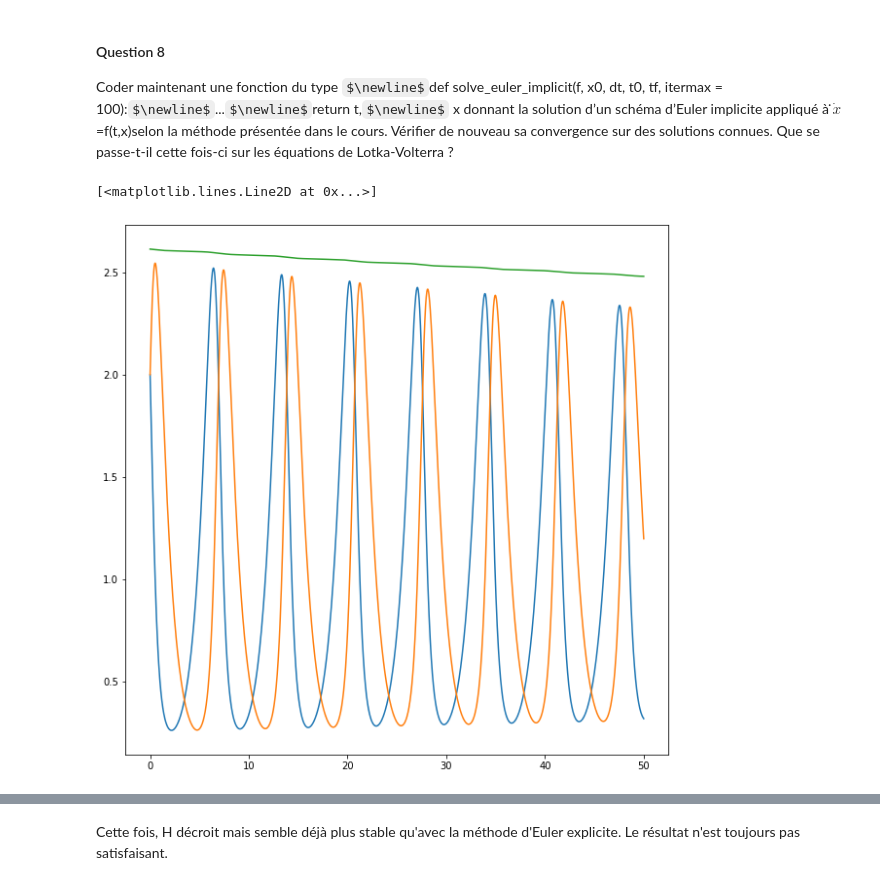
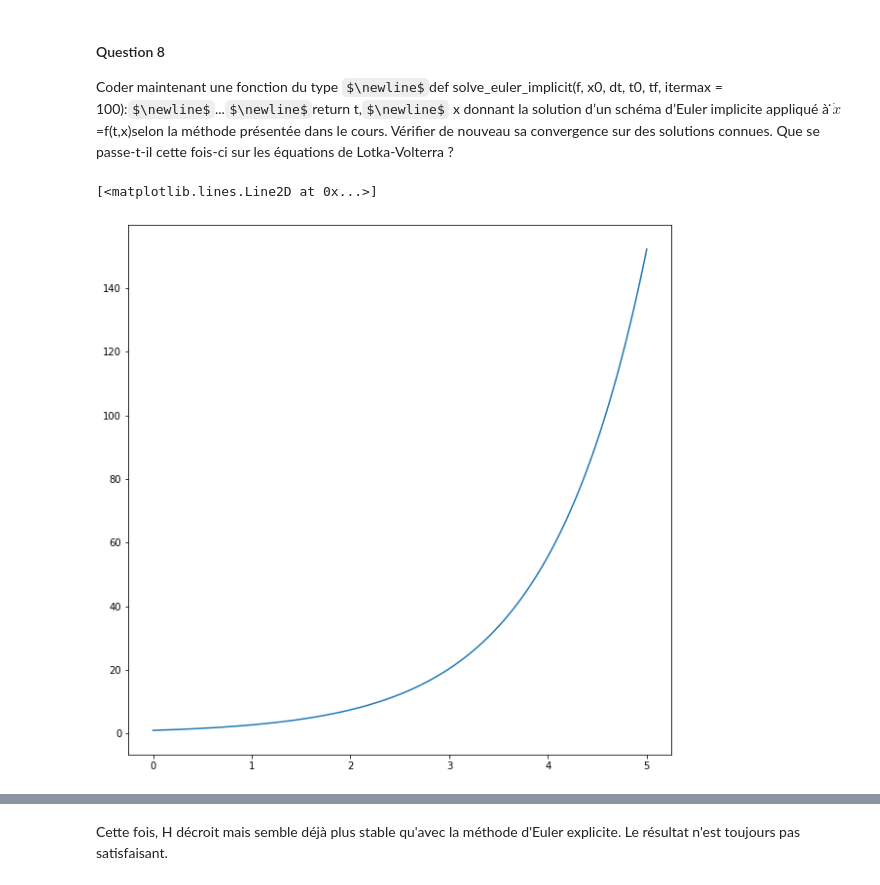
Before and after one commit to jdelaplace/Projet-numerique-equas-diff, a Jupyter notebook: Projet numerique equas diff.ipynb, the cells around one changed output, grey strips where cells are left out. Saved outputs shown, nothing was run; the diff lists cells and outputs as text; code cells hidden in the pictures; some formulas as TeX source.

```diff
--- a/Projet numerique equas diff.ipynb
+++ b/Projet numerique equas diff.ipynb
@@ -156,40 +163,28 @@ Coder maintenant une fonction du type $\newline$def solve_euler_implicit(f, x0,
 # %%
 def solve_euler_implicit(f, x0, dt, t0, itermax = 100):
 
     def point_fixe(F, x_0, eps):
         x = x_0
         x_next = x + 2*eps*x
         while np.all(abs(x_next-x)/x_0 > eps):
             x_next, x = F(x_next), x_next
         return x_next
 
 
     t = t0 + np.arange(itermax+1)*dt
     x = [x0]
     for n in range(itermax):
         def F(u):
             return x[n] + dt*f(t[n]+dt, u)
         x.append(point_fixe(F, x[n]+dt*f(t[n],x[n]),0.001))
     return t, x
 
 def f(t, x): #la solution sera l'exponentielle
     return x
 
-#t, x = solve_euler_implicit(f, 1, 0.01, 0, 500)
+t, x = solve_euler_implicit(f, 1, 0.01, 0, 500)
 
-#plt.plot(t,x)
-
-def lokta_volterra(t, array):
-    return np.array([array[0]*(alpha - beta*array[1]), -array[1]*(gamma - delta*array[0])])
-
-t, liste = solve_euler_implicit(lokta_volterra, np.array([2,2]), 0.005, 0, 10000)
-x1 = [i[0] for i in liste]
-x2 = [i[1] for i in liste]
-plt.plot(t,x1)
-plt.plot(t,x2)
-
-H = H = delta*x1 - gamma*np.log(x1) + beta*x2 - alpha*np.log(x2)
-plt.plot(t,H)
+plt.plot(t,x)
 # %% [output]
 [<matplotlib.lines.Line2D at 0x...>]
-[figure, old version]
+[figure, new version]
```
Also changed, not shown: parts of 10 cells of this notebook.
